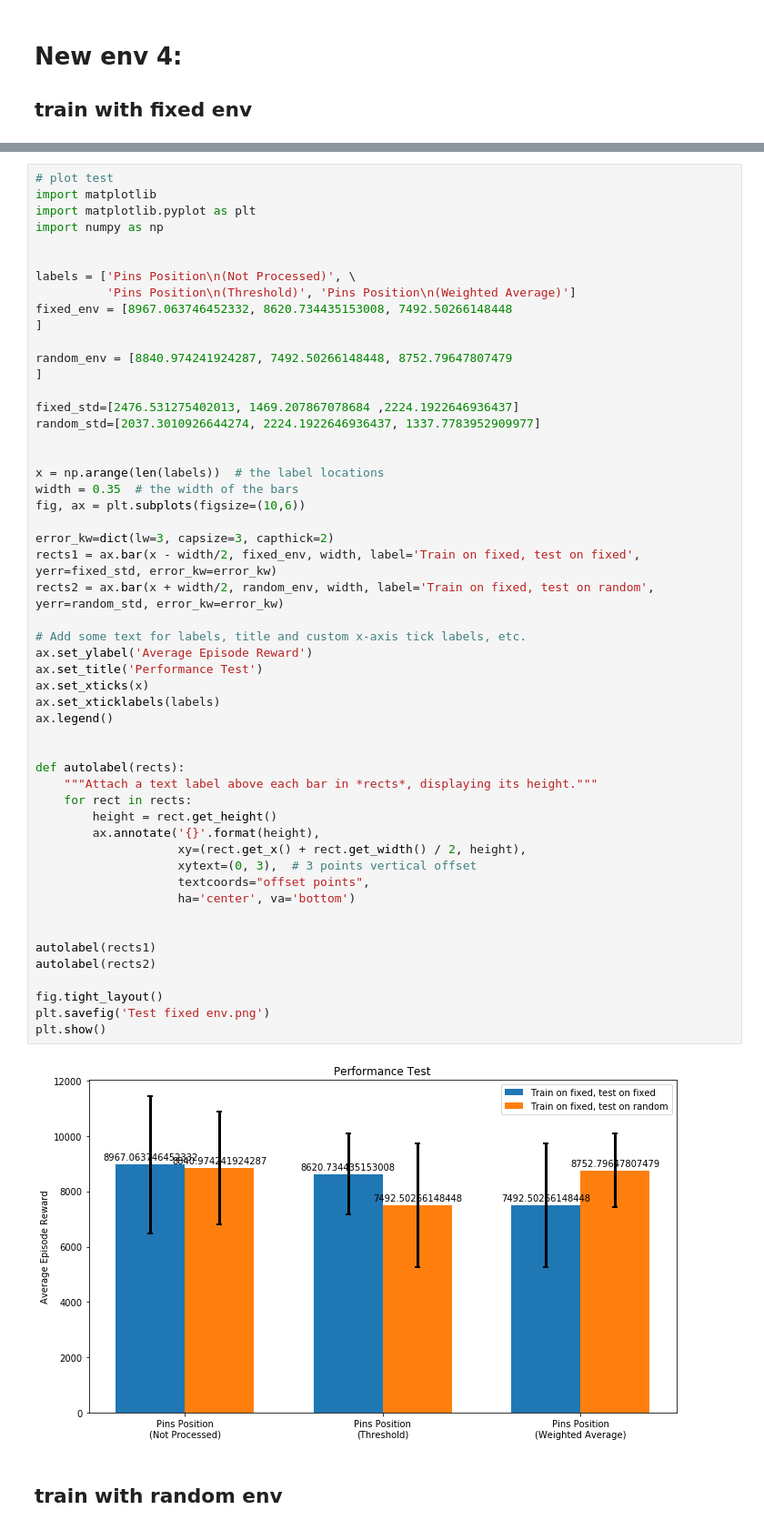
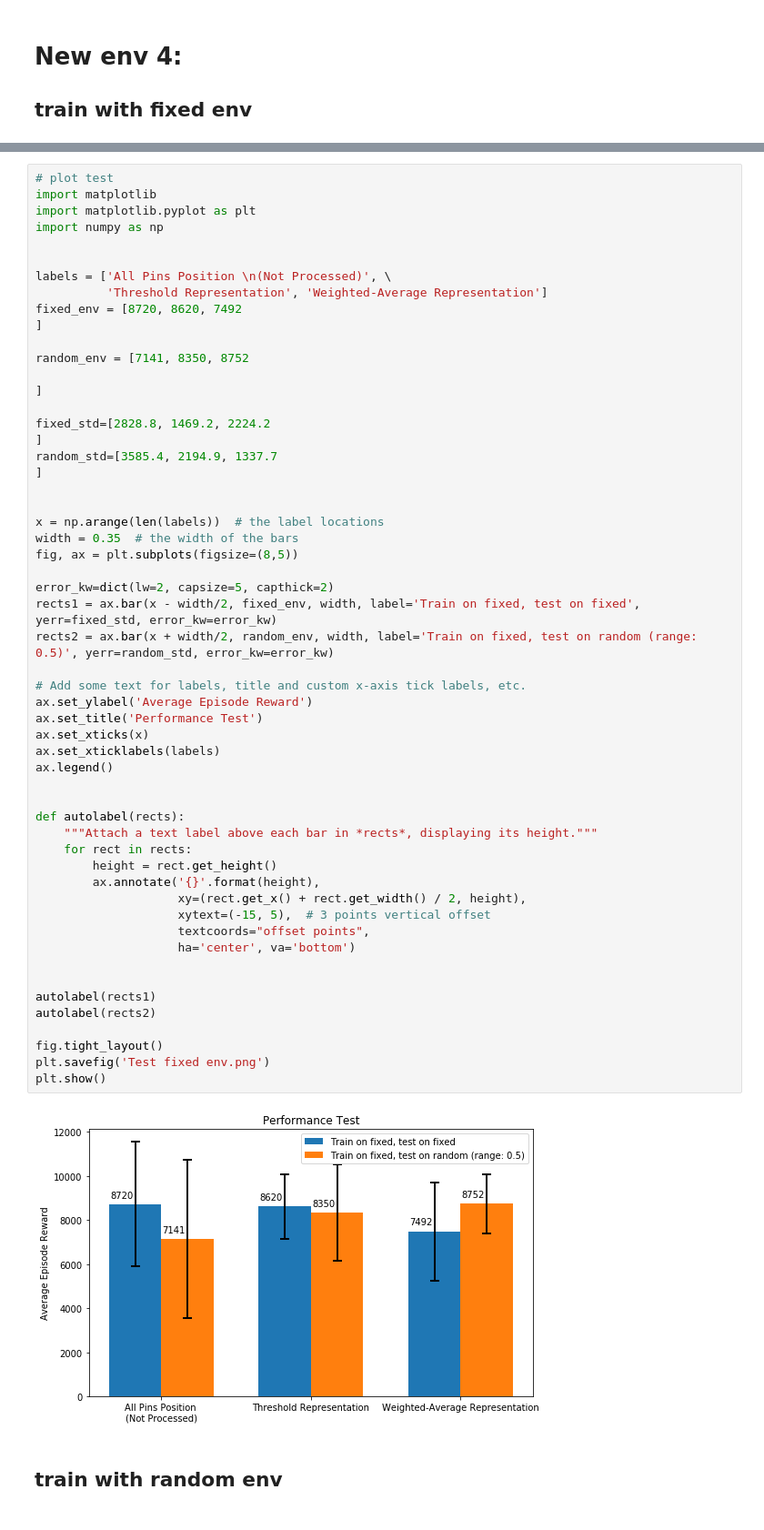
Before and after one commit to quantumiracle/store2, a Jupyter notebook: tac_follow726/Untitled.ipynb, the cells around one changed output, grey strips where cells are left out. Shown at 91% size. Drawn from its saved outputs; the diff is of its cells as text.

Commit message:
new plot

```diff
--- a/tac_follow726/Untitled.ipynb
+++ b/tac_follow726/Untitled.ipynb
@@ -133,52 +135,55 @@ import matplotlib.pyplot as plt
 import numpy as np
 
 
-labels = ['Pins Position\n(Not Processed)', \
-          'Pins Position\n(Threshold)', 'Pins Position\n(Weighted Average)']
-fixed_env = [8967.063746452332, 8620.734435153008, 7492.50266148448
+labels = ['All Pins Position \n(Not Processed)', \
+          'Threshold Representation', 'Weighted-Average Representation']
+fixed_env = [8720, 8620, 7492
 ]
 
-random_env = [8840.974241924287, 7492.50266148448, 8752.79647807479
+random_env = [7141, 8350, 8752
+
 ]
 
-fixed_std=[2476.531275402013, 1469.207867078684 ,2224.1922646936437]
-random_std=[2037.3010926644274, 2224.1922646936437, 1337.7783952909977]
+fixed_std=[2828.8, 1469.2, 2224.2
+]
+random_std=[3585.4, 2194.9, 1337.7
+]
 
 
 x = np.arange(len(labels))  # the label locations
 width = 0.35  # the width of the bars
-fig, ax = plt.subplots(figsize=(10,6))
+fig, ax = plt.subplots(figsize=(8,5))
 
-error_kw=dict(lw=3, capsize=3, capthick=2)
+error_kw=dict(lw=2, capsize=5, capthick=2)
 rects1 = ax.bar(x - width/2, fixed_env, width, label='Train on fixed, test on fixed', yerr=fixed_std, error_kw=error_kw)
-rects2 = ax.bar(x + width/2, random_env, width, label='Train on fixed, test on random', yerr=random_std, error_kw=error_kw)
+rects2 = ax.bar(x + width/2, random_env, width, label='Train on fixed, test on random (range: 0.5)', yerr=random_std, error_kw=error_kw)
 
 # Add some text for labels, title and custom x-axis tick labels, etc.
 ax.set_ylabel('Average Episode Reward')
 ax.set_title('Performance Test')
 ax.set_xticks(x)
 ax.set_xticklabels(labels)
 ax.legend()
 
 
 def autolabel(rects):
     """Attach a text label above each bar in *rects*, displaying its height."""
     for rect in rects:
         height = rect.get_height()
         ax.annotate('{}'.format(height),
                     xy=(rect.get_x() + rect.get_width() / 2, height),
-                    xytext=(0, 3),  # 3 points vertical offset
+                    xytext=(-15, 5),  # 3 points vertical offset
                     textcoords="offset points",
                     ha='center', va='bottom')
 
 
 autolabel(rects1)
 autolabel(rects2)
 
 fig.tight_layout()
 plt.savefig('Test fixed env.png')
 plt.show()
 # %% [output]
-[figure, old version]
+[figure, new version]
 # %% [markdown]
 ## train with random env
```
Also changed, not shown: parts of 7 cells of this notebook, 17 other files.
